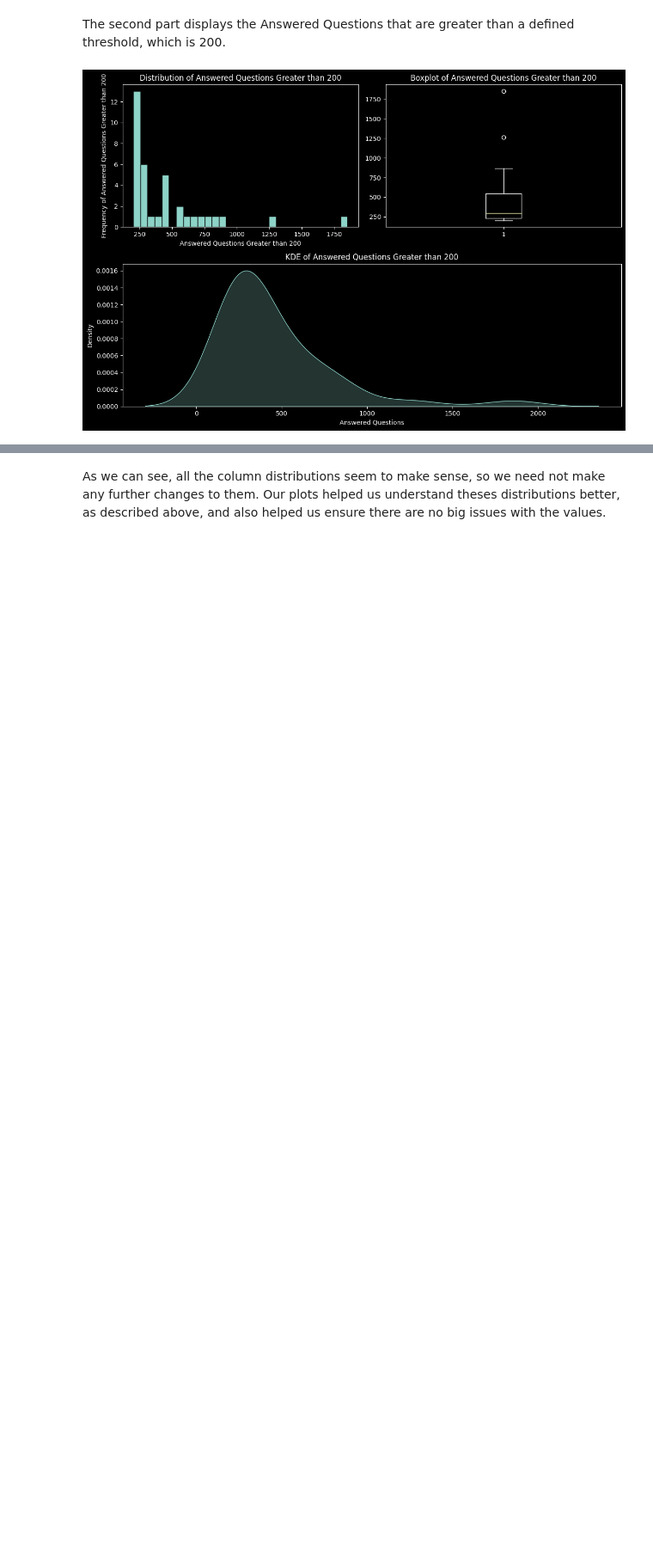
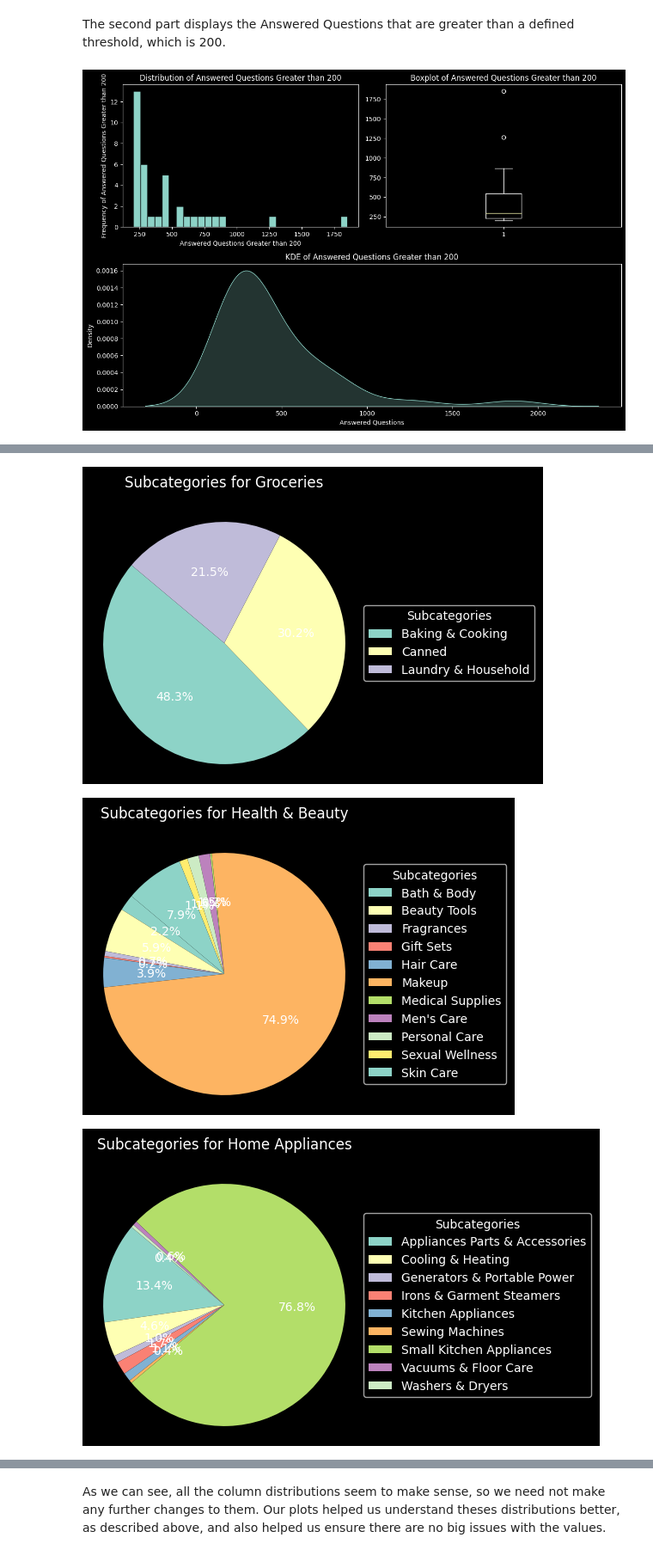
Before and after one commit to mdanyalmalik/blog, a Jupyter notebook: posts/eda-webscraped-data/index.ipynb, the cells around one changed output, grey strips where cells are left out. Shown at 86% size. Drawn from its saved outputs; the diff is of its cells as text; code cells hidden in the pictures; blank space fills up the shorter version.

```diff
--- a/posts/eda-webscraped-data/index.ipynb
+++ b/posts/eda-webscraped-data/index.ipynb
@@ -951,0 +956,23 @@ plt.show()
+# %%
+df['Main Category'] = df['Category'].apply(lambda x: x.split(',')[0].strip())
+df['Subcategory'] = df['Category'].apply(lambda x: x.split(',')[1].strip())
+
+grouped = df.groupby(['Main Category', 'Subcategory']).size().reset_index(name='Count')
+
+main_categories = grouped['Main Category'].unique()
+
+for category in main_categories:
+    sub_data = grouped[grouped['Main Category'] == category]
+
+    plt.figure(figsize=(4, 4))
+    wedges, texts, autotexts = plt.pie(sub_data['Count'], labels=None, autopct='%1.1f%%', startangle=140)
+    plt.title(f"Subcategories for {category}", pad=20)
+    plt.axis('equal')
+
+    plt.legend(sub_data['Subcategory'], loc='center left', bbox_to_anchor=(1, 0.5), title='Subcategories')
+
+    plt.show()
+# %% [output]
+[figure, added]
+[figure, added]
+[figure, added]
```
Also changed, not shown: parts of 18 cells of this notebook.
